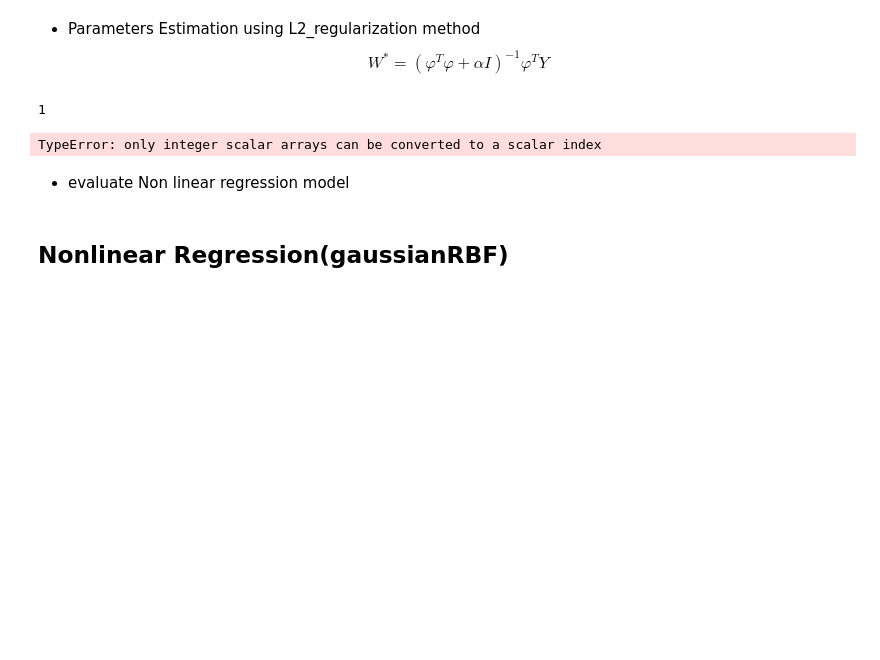
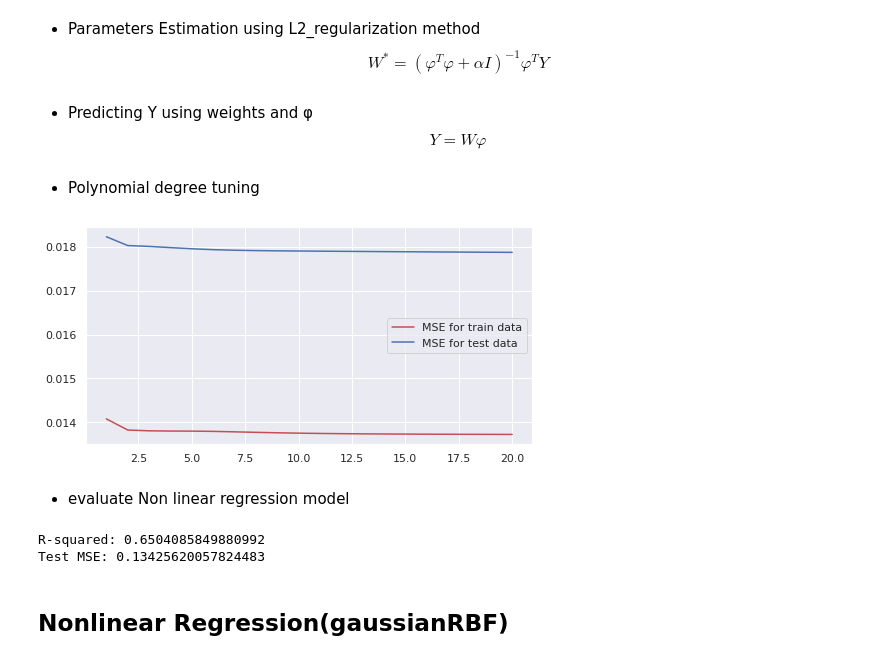
Before and after one commit to MahdiTadayon/My-Projects, a Jupyter notebook: regression/MedicalCostPersonal .ipynb, the cells around one changed output. Cells and saved outputs as stored; diff of their text form; code cells hidden in the pictures; blank space fills up the shorter version.

Commit message:
Fixing errors

```diff
--- a/regression/MedicalCostPersonal .ipynb
+++ b/regression/MedicalCostPersonal .ipynb
@@ -496,40 +500,44 @@ y_train = np.reshape(y_train, (833, 1))
 
 # weights_poly = l2_regularization(phi_poly, y_train)   # fit
 # print(weights_poly)
+# %% [markdown]
+* Predicting Y using weights and φ
+$$ Y = Wφ$$
+# %%
+def predict(X, Q, y):
+    phi= polynomialStructure(X, Q)
+    weights = l2_regularization(phi, y)
+    y_hat = phi.dot(weights)
+    return y_hat
+# %% [markdown]
+* Polynomial degree tuning
 # %%
-# def fit(Q):
-#     phi_poly = polynomialStructure(X_train_df_type_copy, Q)
-#     weights_poly = l2_regularization(phi_poly, y_train)
+mse_train = []
+mse_test = []
+
+for q in np.arange(1, 21, 1):
+
+    mse_train.append(mean_squared_error(y_train, predict(X_train_df_type_copy, q, y_train)))
+
+    mse_test.append(mean_squared_error(y_test, predict(X_test, q, y_test)))
+
+
+plt.plot(np.arange(1, 21, 1), mse_train, 'r')
+plt.plot(np.arange(1, 21, 1), mse_test, 'b')
+plt.legend(['MSE for train data', 'MSE for test data'])
+plt.show()
+# %% [output]
+[figure, added]
-# %%
-Q = np.arange(1, 20, 1)
-mse_tr = []
-mse_te = []
-for q in Q:
-    print(q)
-    phi_poly = polynomialStructure(X_train_df_type_copy, Q)
-    weights_poly = l2_regularization(phi_poly, y_train)
-
-    y_pre_tr = polynomialStructure(X_train_df_type_copy, 3).dot(weights_poly)
-    y_pre_te = polynomialStructure(X_test, 3).dot(weights_poly)
-
-    mse_tr.append(((y_pre_tr - y_train)**2).sum()/0.8*N)
-    mse_te.append(((y_pre_te - y_test)**2).sum()/0.2*N)
-
-
-plt.plot(Q, mse_tr, 'ro')
-plt.plot(Q, mse_te, 'b.')
-plt.legend(['MSE for train data', 'MSE for test data'])
-plt.show()
-# %% [output]
-1
-TypeError: only integer scalar arrays can be converted to a scalar index
 # %% [markdown]
 * evaluate Non linear regression model
 # %%
-y_pre = polynomialStructure(X_test, 3).dot(weights_poly)
+# y_pre = polynomialStructure(X_test, 3).dot(weights_poly)
 
-print("R-squared:", r2_score(y_test, y_pre) )
-print("Test MSE: {}".format(mean_squared_error(y_test, y_pre) ** 0.5))
+print("R-squared:", r2_score(y_test, predict(X_test, 15, y_test)) )
+print("Test MSE: {}".format(mean_squared_error(y_test, predict(X_test, 2, y_test)) ** 0.5))
+# %% [output]
+R-squared: 0.6504085849880992
+Test MSE: 0.13425620057824483
 # %% [markdown]
 ## Nonlinear Regression(gaussianRBF)
 # %%
```
Also changed, not shown: parts of 1 cell of this notebook, 1 other file.
